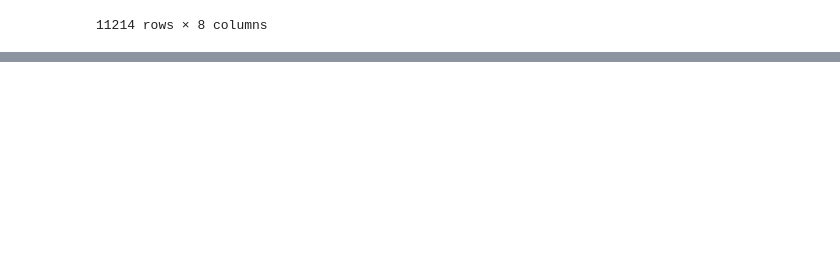
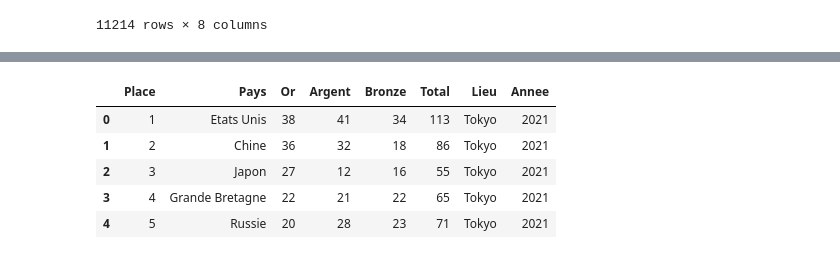
Before and after one commit to Maryam-Dollet/Webscraping_project, a Jupyter notebook: gdp_analysis.ipynb, the cells around one changed output, grey strips where cells are left out. Saved outputs shown, nothing was run; the diff lists cells and outputs as text; code cells hidden in the pictures; blank space fills up the shorter version.

```diff
--- a/gdp_analysis.ipynb
+++ b/gdp_analysis.ipynb
@@ -116,3 +116,13 @@ fig
 # %% [output]
 ValueError: Mime type rendering requires nbformat>=4.2.0 but it is not installed
 [interactive output not drawn]
+# %%
+medals = pd.read_csv("data_csv/medailles.csv")
+medals.head()
+# %% [output]
+|  | Place | Pays | Or | Argent | Bronze | Total | Lieu | Annee |
+| 0 | 1 | Etats Unis | 38 | 41 | 34 | 113 | Tokyo | 2021 |
+| 1 | 2 | Chine | 36 | 32 | 18 | 86 | Tokyo | 2021 |
+| 2 | 3 | Japon | 27 | 12 | 16 | 55 | Tokyo | 2021 |
+| 3 | 4 | Grande Bretagne | 22 | 21 | 22 | 65 | Tokyo | 2021 |
+| 4 | 5 | Russie | 20 | 28 | 23 | 71 | Tokyo | 2021 |
```
Also changed, not shown: parts of 1 cell of this notebook, 1 other file.
